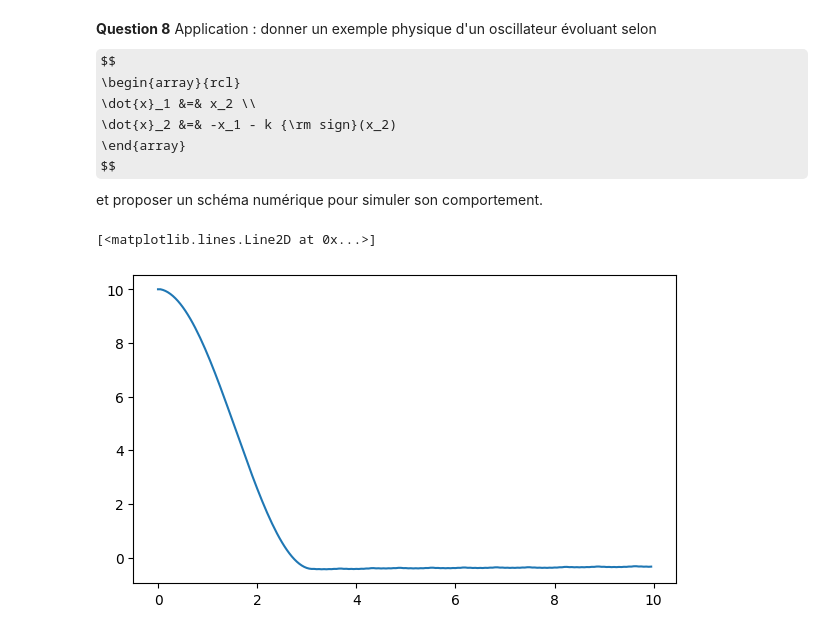
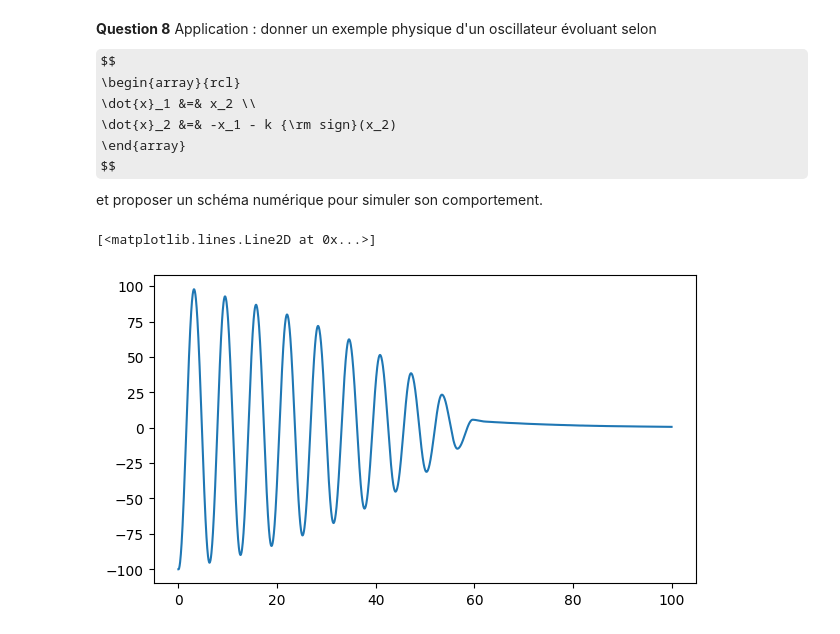
Before and after one commit to Zahrrock/Projet-Equa-diff-Esther-Yohann, a Jupyter notebook: Projet - Equations Différentielles - 2025.ipynb, the cells around one changed output. Cells and saved outputs as stored; diff of their text form; code cells hidden in the pictures; some formulas as TeX source.

```diff
--- a/Projet - Equations Différentielles - 2025.ipynb
+++ b/Projet - Equations Différentielles - 2025.ipynb
@@ -73,10 +73,18 @@ plt.plot(time, sol2)
 [figure]
 # %%
 # odeint ne fait pas mieux. Les solveurs  n'ont pas la condition physique selon laquelle x ne peut pas être négatif.
-# On propose de corriger f :
-def f2(x, t):
-    return -np.sign(x)*np.sqrt(np.abs(x))
-time, sol = euler_explicit(f2, x0, t0, tf, dt)
+# On propose de corriger le schéma d'Euler :
+def euler_explicit2(f,x0,t0,tf,dt):
+    sol = [x0]
+    time = np.arange(t0, tf, dt)
+    for t in time[:-1]: #on va jusqu'à time[-2] au max car sinon sol est plus longue que time
+        x_suivant= sol[-1]+f(sol[-1], t)*dt
+        if x_suivant <= 0:
+            x_suivant = 0
+        sol.append(x_suivant)
+    return time, sol
+
+time, sol = euler_explicit2(f, x0, t0, tf, dt)
 plt.plot(time, sol)
 # Ici le résultat est satisfaisant
 # %% [output]
@@ -229,30 +241,30 @@ et proposer un schéma numérique pour simuler son comportement.
 # %%
 # CF document joint : oscillateur masse-ressort avec frottements secs.
 
 # Définitions des grandeurs du problème
 k = 5
 t0 = 0
-tf = 10
+tf = 100
 dt = 0.05
-X0 = [10, 0] # On réduit le problème à une équation différentielle de degré 1 : X = (x1, dx1/dt) = (x1, x2)
+X0 = [-100, 0] # On réduit le problème à une équation différentielle de degré 1 : X = (x1, dx1/dt) = (x1, x2)
 
-# Définition des fonctions
-def f(X, t):
+# Définition des fonctions : f renvoie dX/dt
+def f(X):
     return (X[1],-X[0]-k*np.sign(X[1]))
 
 def euler_explicit_Q8(f,X0,t0,tf,dt):
     t = np.arange(t0, tf, dt)
-    nb_pts = len(time)
+    nb_pts = len(t)
 
     sol = np.empty((nb_pts, 2))
     sol[0] = X0
     for i in range(nb_pts-1):
-        sol[i+1] = [sol[i][0]+f(sol[i], t[i])[0]*dt,sol[i][1]+f(sol[i], t[i])[1]*dt]
-    return time, sol
+        sol[i+1] = [sol[i][0]+f(sol[i])[0]*dt,sol[i][1]+f(sol[i])[1]*dt]
+    return t, sol
 
 # Affichage du graphe
 time, sol = euler_explicit_Q8(f,X0,t0,tf,dt)
 plt.plot(time, sol[:,0])
 # %% [output]
 [<matplotlib.lines.Line2D at 0x...>]
-[figure, old version]
+[figure, new version]
```
Also changed, not shown: parts of 4 cells of this notebook.
